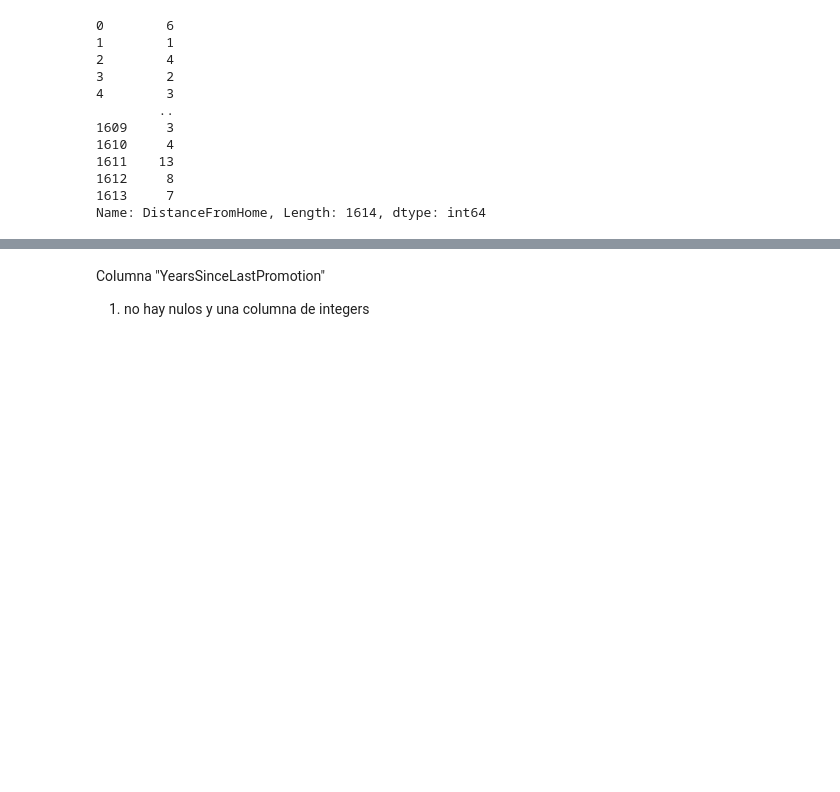
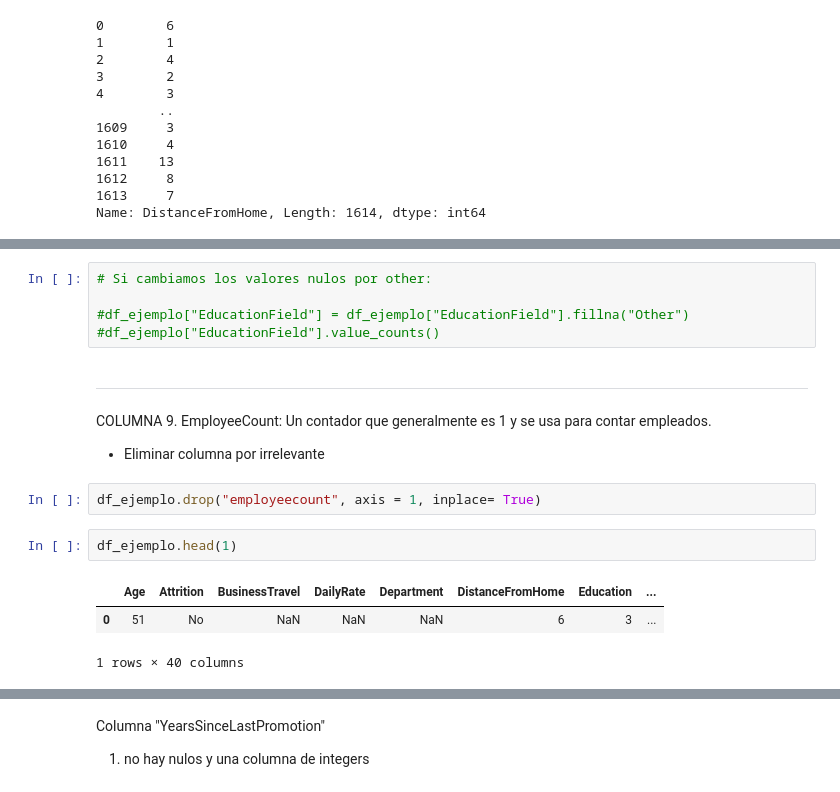
Before and after one commit to Adalab/https-github.com-Adalab-proyecto-da-promo-F-modulo-3-team-5, a Jupyter notebook: Borrador_Inicial.ipynb, the cells around one changed output, grey strips where cells are left out. Drawn from its saved outputs; the diff is of its cells as text; blank space fills up the shorter version.

```diff
--- a/Borrador_Inicial.ipynb
+++ b/Borrador_Inicial.ipynb
@@ -177,0 +302,18 @@ Name: DistanceFromHome, Length: 1614, dtype: int64
+# %%
+# Si cambiamos los valores nulos por other:
+
+#df_ejemplo["EducationField"] = df_ejemplo["EducationField"].fillna("Other")
+#df_ejemplo["EducationField"].value_counts()
+# %% [markdown]
+____
+# %% [markdown]
+COLUMNA 9. EmployeeCount: Un contador que generalmente es 1 y se usa para contar empleados.
+- Eliminar columna por irrelevante
+# %%
+df_ejemplo.drop("employeecount", axis = 1, inplace= True)
+# %%
+df_ejemplo.head(1)
+# %% [output]
+|  | Age | Attrition | BusinessTravel | DailyRate | Department | DistanceFromHome | Education | ... |
+| 0 | 51 | No | NaN | NaN | NaN | 6 | 3 | ... |
+1 rows × 40 columns
```
Also changed, not shown: parts of 54 cells of this notebook.
